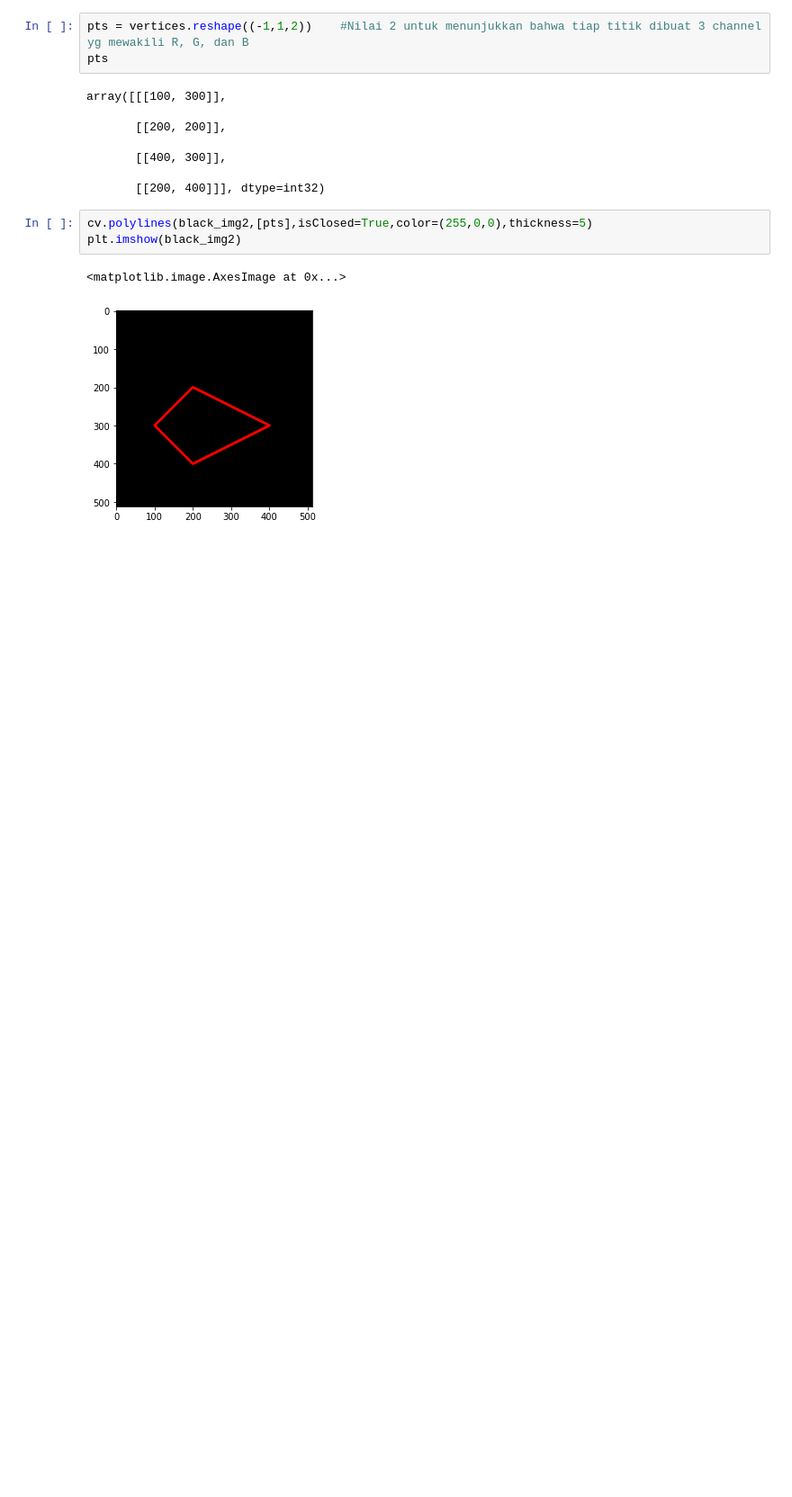
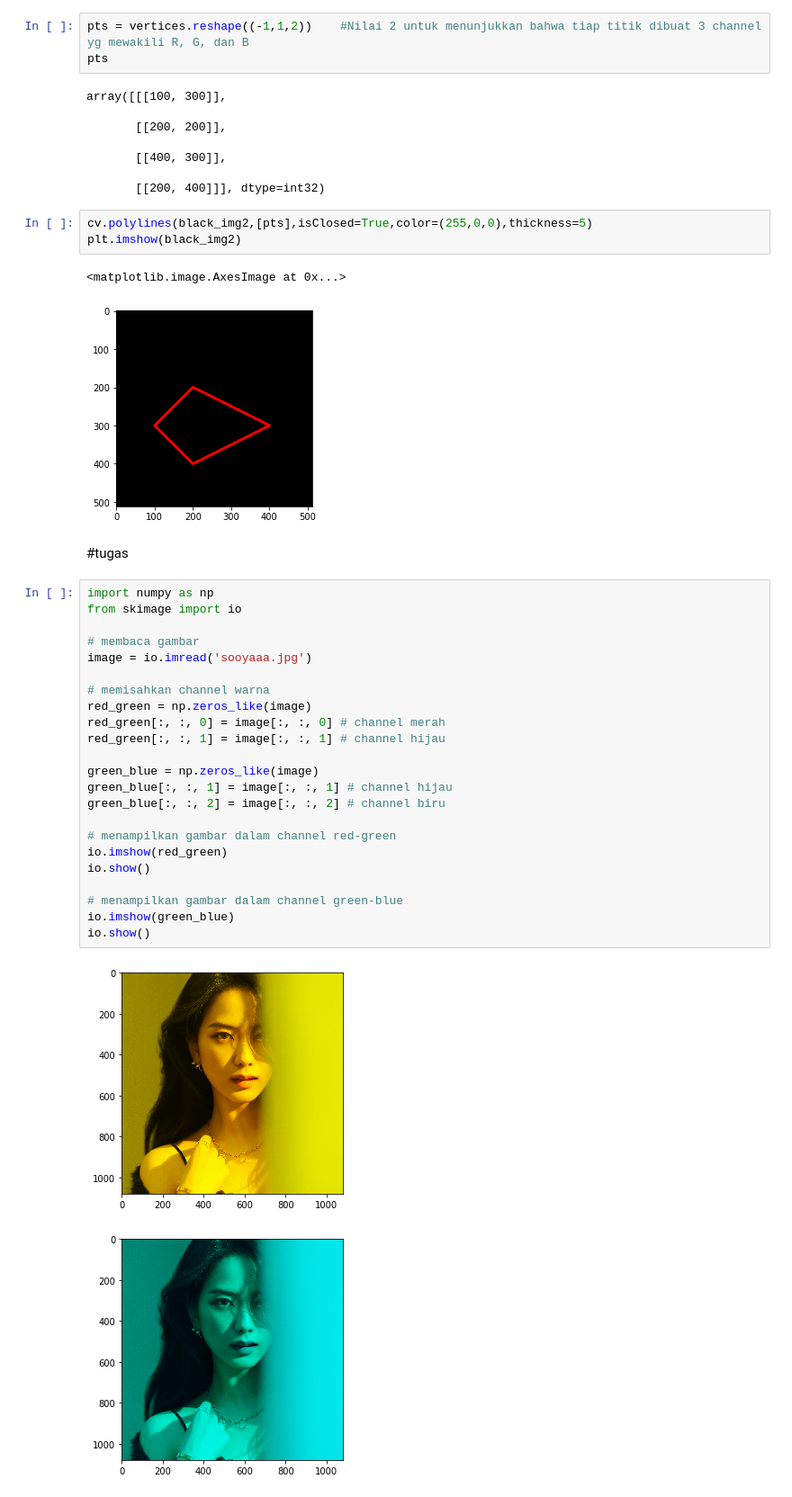
Before and after one commit to rickytirta17/PCVK_Genap_2023, a Jupyter notebook: Week2.ipynb, the cells around one changed output. Shown at 90% size. Saved outputs shown, nothing was run; the diff lists cells and outputs as text; blank space fills up the shorter version.

```diff
--- a/Week2.ipynb
+++ b/Week2.ipynb
@@ -127,3 +131,31 @@ plt.imshow(black_img2)
 # %% [output]
 <matplotlib.image.AxesImage at 0x...>
 [figure]
+# %% [markdown]
+#tugas
+# %%
+import numpy as np
+from skimage import io
+
+# membaca gambar
+image = io.imread('sooyaaa.jpg')
+
+# memisahkan channel warna
+red_green = np.zeros_like(image)
+red_green[:, :, 0] = image[:, :, 0] # channel merah
+red_green[:, :, 1] = image[:, :, 1] # channel hijau
+
+green_blue = np.zeros_like(image)
+green_blue[:, :, 1] = image[:, :, 1] # channel hijau
+green_blue[:, :, 2] = image[:, :, 2] # channel biru
+
+# menampilkan gambar dalam channel red-green
+io.imshow(red_green)
+io.show()
+
+# menampilkan gambar dalam channel green-blue
+io.imshow(green_blue)
+io.show()
+# %% [output]
+[figure, added]
+[figure, added]
```
Also changed, not shown: parts of 8 cells of this notebook.
